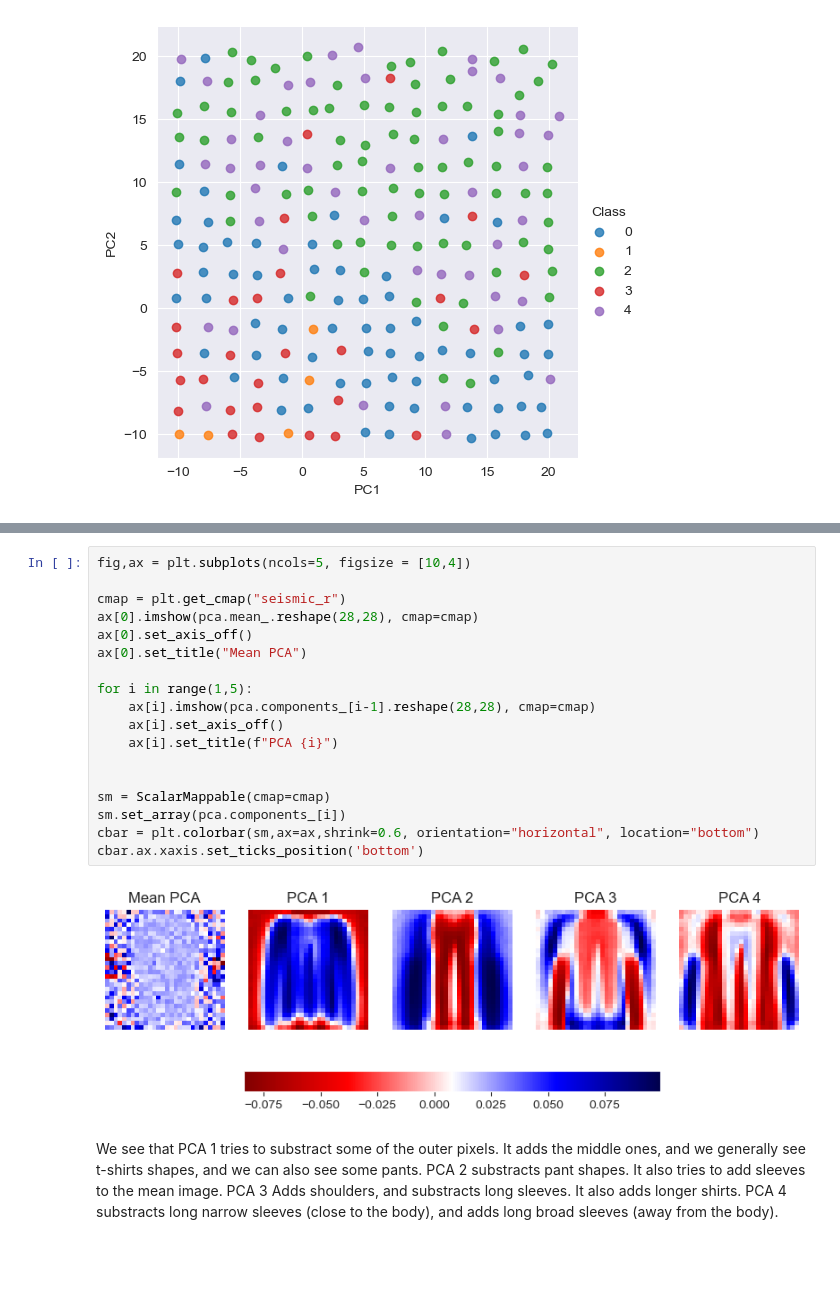
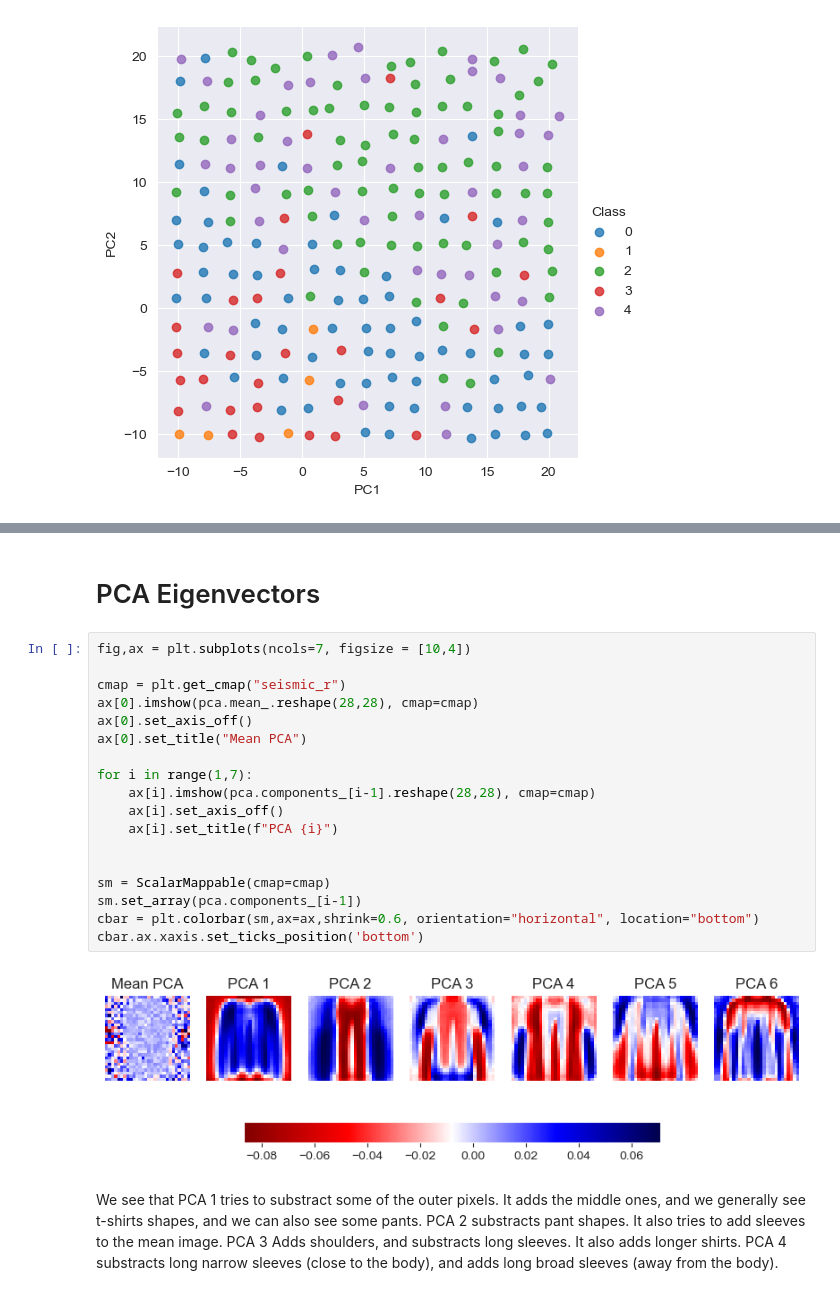
Before and after one commit to krusand/MLProject-FashionMNIST, a Jupyter notebook: 2b. PCA Interpretation.ipynb, the cells around one changed output, grey strips where cells are left out. Cells and saved outputs as stored; diff of their text form; blank space fills up the shorter version.

Commit message:
Updated title on PCA grid plot

```diff
--- a/2b. PCA Interpretation.ipynb
+++ b/2b. PCA Interpretation.ipynb
@@ -142,22 +143,24 @@ fig.tight_layout()
+# %% [markdown]
+# PCA Eigenvectors
 # %%
-fig,ax = plt.subplots(ncols=5, figsize = [10,4])
+fig,ax = plt.subplots(ncols=7, figsize = [10,4])
 
 cmap = plt.get_cmap("seismic_r")
 ax[0].imshow(pca.mean_.reshape(28,28), cmap=cmap)
 ax[0].set_axis_off()
 ax[0].set_title("Mean PCA")
 
-for i in range(1,5):
+for i in range(1,7):
     ax[i].imshow(pca.components_[i-1].reshape(28,28), cmap=cmap)
     ax[i].set_axis_off()
     ax[i].set_title(f"PCA {i}")
 
 
 sm = ScalarMappable(cmap=cmap)
-sm.set_array(pca.components_[i])
+sm.set_array(pca.components_[i-1])
 cbar = plt.colorbar(sm,ax=ax,shrink=0.6, orientation="horizontal", location="bottom")
 cbar.ax.xaxis.set_ticks_position('bottom')
 # %% [output]
-[figure, old version]
+[figure, new version]
 # %% [markdown]
 We see that PCA 1 tries to substract some of the outer pixels. It adds the middle ones, and we generally see t-shirts shapes, and we can also see some pants. PCA 2 substracts pant shapes. It also tries to add sleeves to the mean image. PCA 3 Adds shoulders, and substracts long sleeves. It also adds longer shirts. PCA 4 substracts long narrow sleeves (close to the body), and adds long broad sleeves (away from the body).
```
Also changed, not shown: parts of 2 cells of this notebook.
